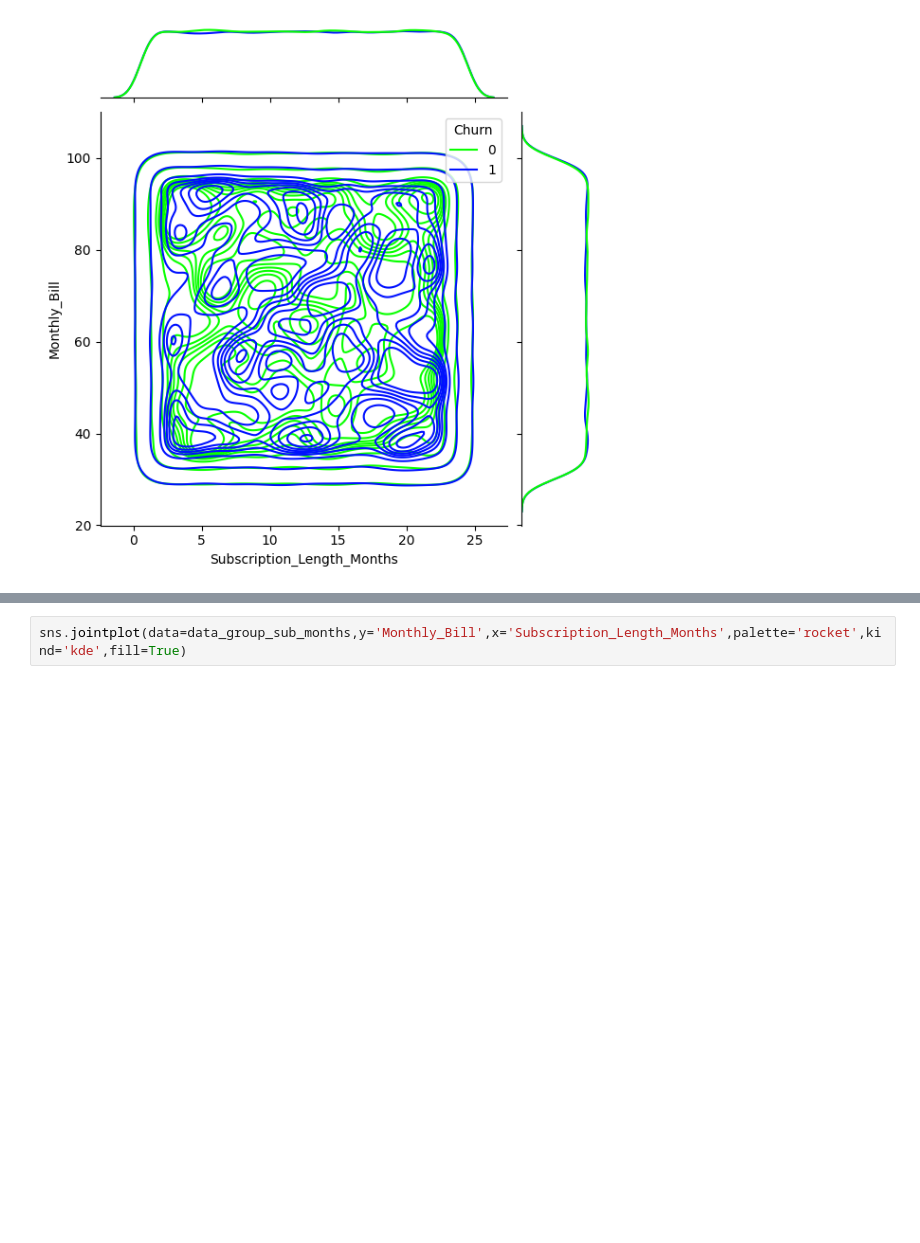
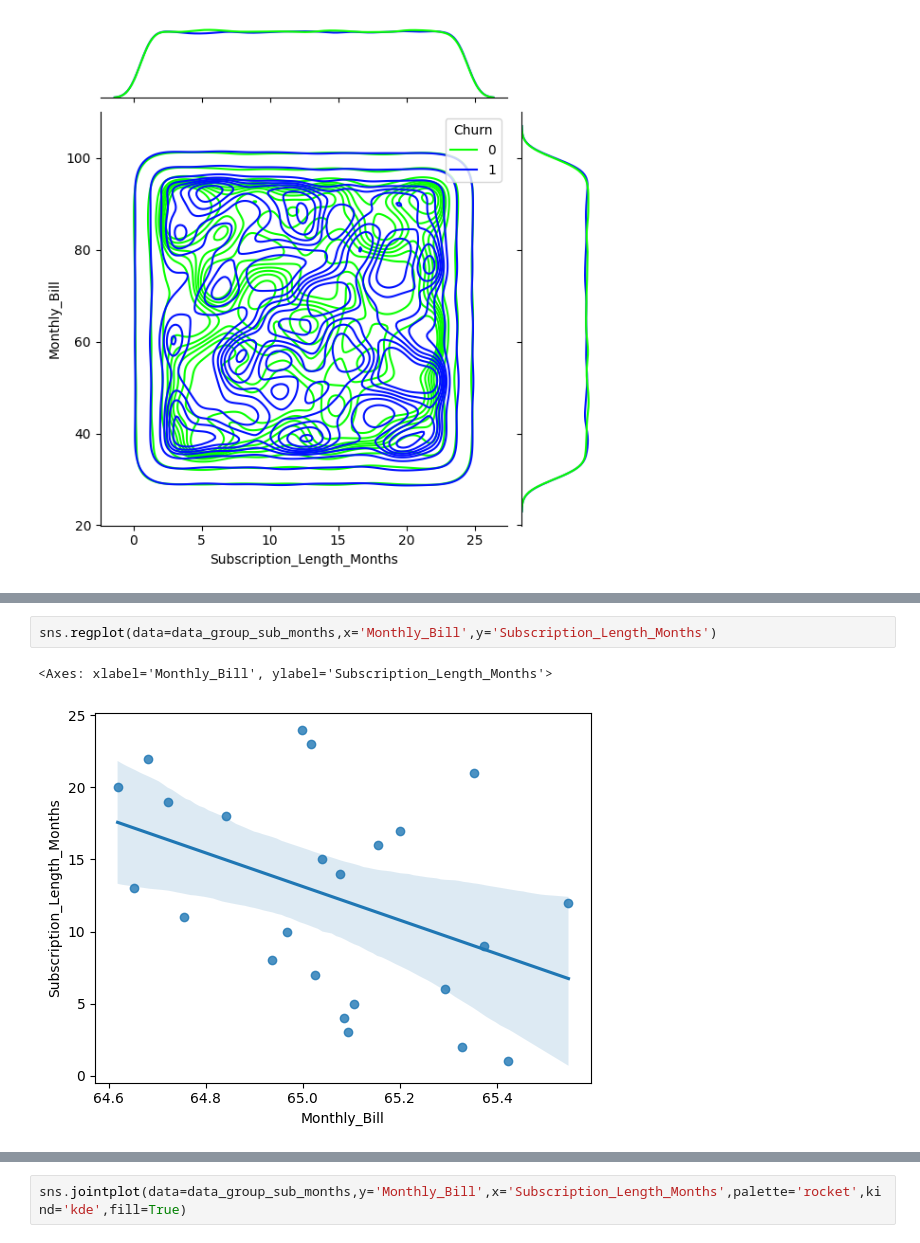
Before and after one commit to BhanuSrihridai/Customer-Churn-Prediction, a Jupyter notebook: Customer_Churn_Prediction.ipynb, the cells around one changed output, grey strips where cells are left out. Saved outputs shown, nothing was run; the diff lists cells and outputs as text; blank space fills up the shorter version.

```diff
--- a/Customer_Churn_Prediction.ipynb
+++ b/Customer_Churn_Prediction.ipynb
@@ -559,3 +558,8 @@ fig.spines[['right','top']].set_visible(False)
+# %%
+sns.regplot(data=data_group_sub_months,x='Monthly_Bill',y='Subscription_Length_Months')
+# %% [output]
+<Axes: xlabel='Monthly_Bill', ylabel='Subscription_Length_Months'>
+[figure, added]
 # %%
 sns.jointplot(data=data_group_sub_months,x='Monthly_Bill',y='Subscription_Length_Months',palette='hsv',kind='reg')
 # %% [output]
```
Also changed, not shown: parts of 15 cells of this notebook.
